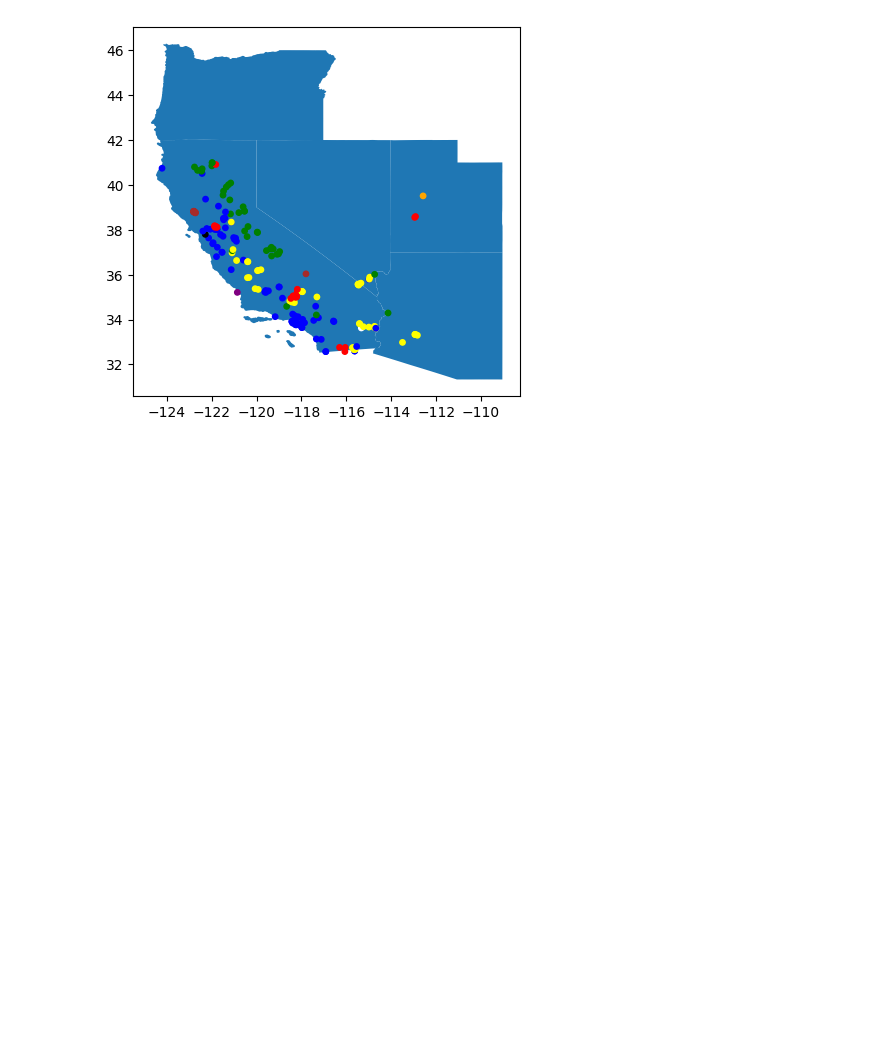
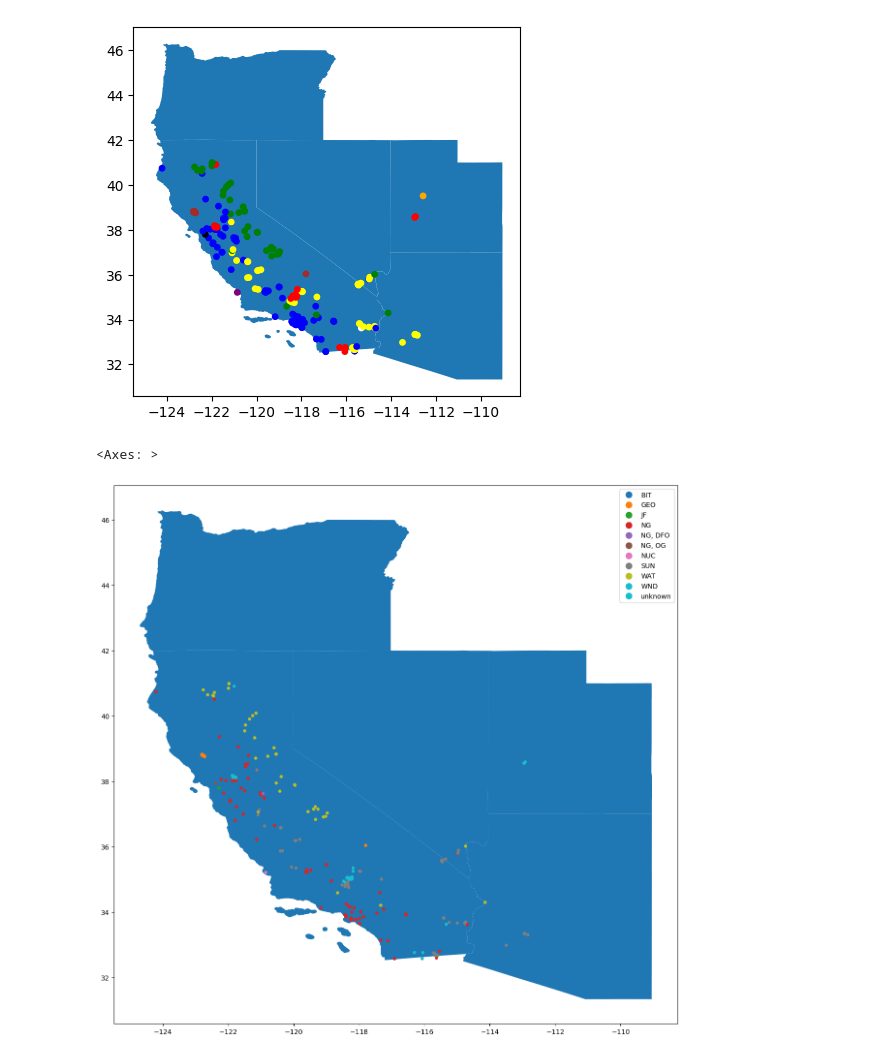
Before and after one commit to CatLava/data-projects, a Jupyter notebook: powerplant/California_powerplants.ipynb, the cells around one changed output. Saved outputs shown, nothing was run; the diff lists cells and outputs as text; code cells hidden in the pictures; blank space fills up the shorter version.

Commit message:
added legend to plot

```diff
--- a/powerplant/California_powerplants.ipynb
+++ b/powerplant/California_powerplants.ipynb
@@ -249,3 +249,8 @@ newdgf.plot(ax=west.plot(aspect=1), marker='o', c=gf['color'], markersize=15)
 # %% [output]
 <Axes: >
 [figure]
+# %%
+newdgf.plot(ax=west.plot(figsize=(15,15)), marker='o', column=gf['PriEnergySource'], markersize=15, legend=True)
+# %% [output]
+<Axes: >
+[figure, added]
```
Also changed, not shown: parts of 2 cells of this notebook.
